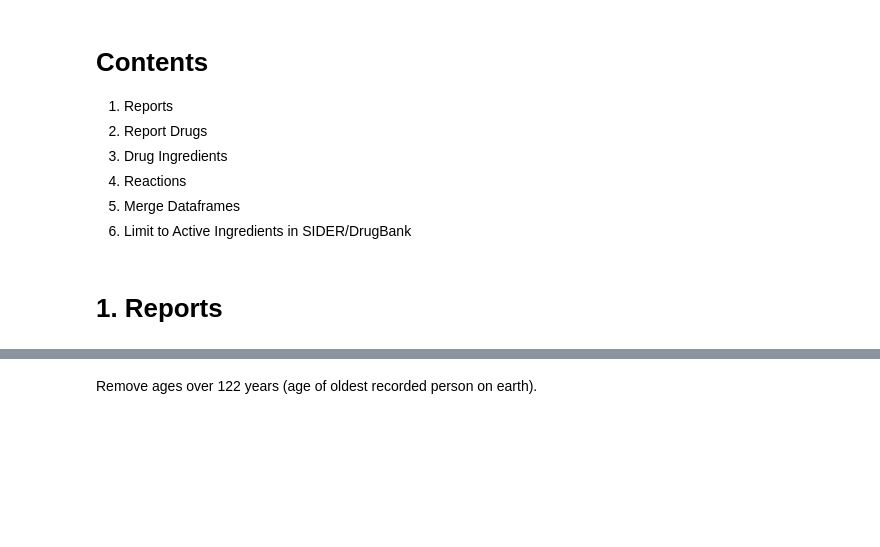
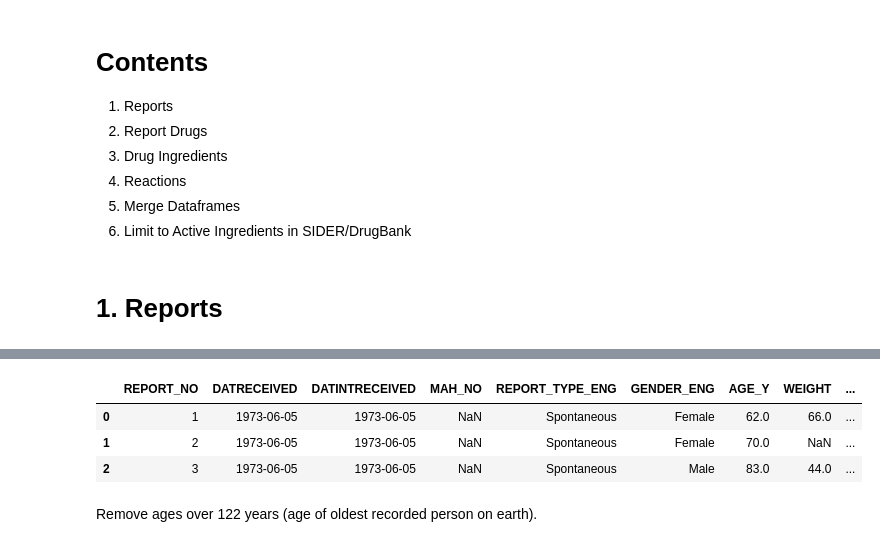
Before and after one commit to laetitiatam/ckme136, a Jupyter notebook: Process CVADR (Clean).ipynb, the cells around one changed output, grey strips where cells are left out. Cells and saved outputs as stored; diff of their text form; code cells hidden in the pictures; blank space fills up the shorter version.

```diff
--- a/Process CVADR (Clean).ipynb
+++ b/Process CVADR (Clean).ipynb
@@ -47,3 +39,10 @@ reports[reports['REPORT_NO']=='90066']
+# %%
+reports.head(3)
+# %% [output]
+|  | REPORT_NO | DATRECEIVED | DATINTRECEIVED | MAH_NO | REPORT_TYPE_ENG | GENDER_ENG | AGE_Y | WEIGHT | ... |
+| 0 | 1 | 1973-06-05 | 1973-06-05 | NaN | Spontaneous | Female | 62.0 | 66.0 | ... |
+| 1 | 2 | 1973-06-05 | 1973-06-05 | NaN | Spontaneous | Female | 70.0 | NaN | ... |
+| 2 | 3 | 1973-06-05 | 1973-06-05 | NaN | Spontaneous | Male | 83.0 | 44.0 | ... |
 # %% [markdown]
 Remove ages over 122 years (age of oldest recorded person on earth).
 # %%
```
Also changed, not shown: parts of 4 cells of this notebook, 1 other file.
